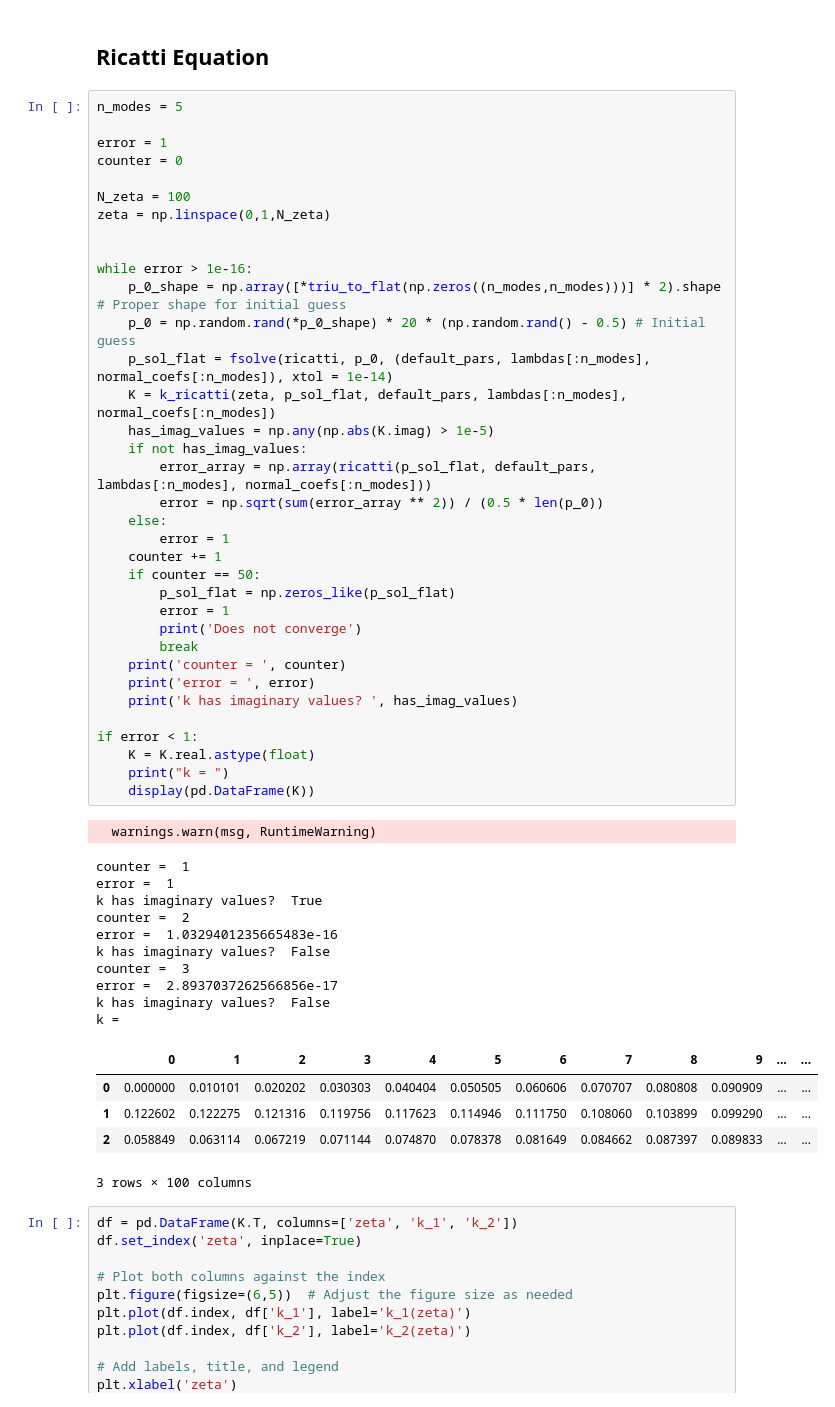
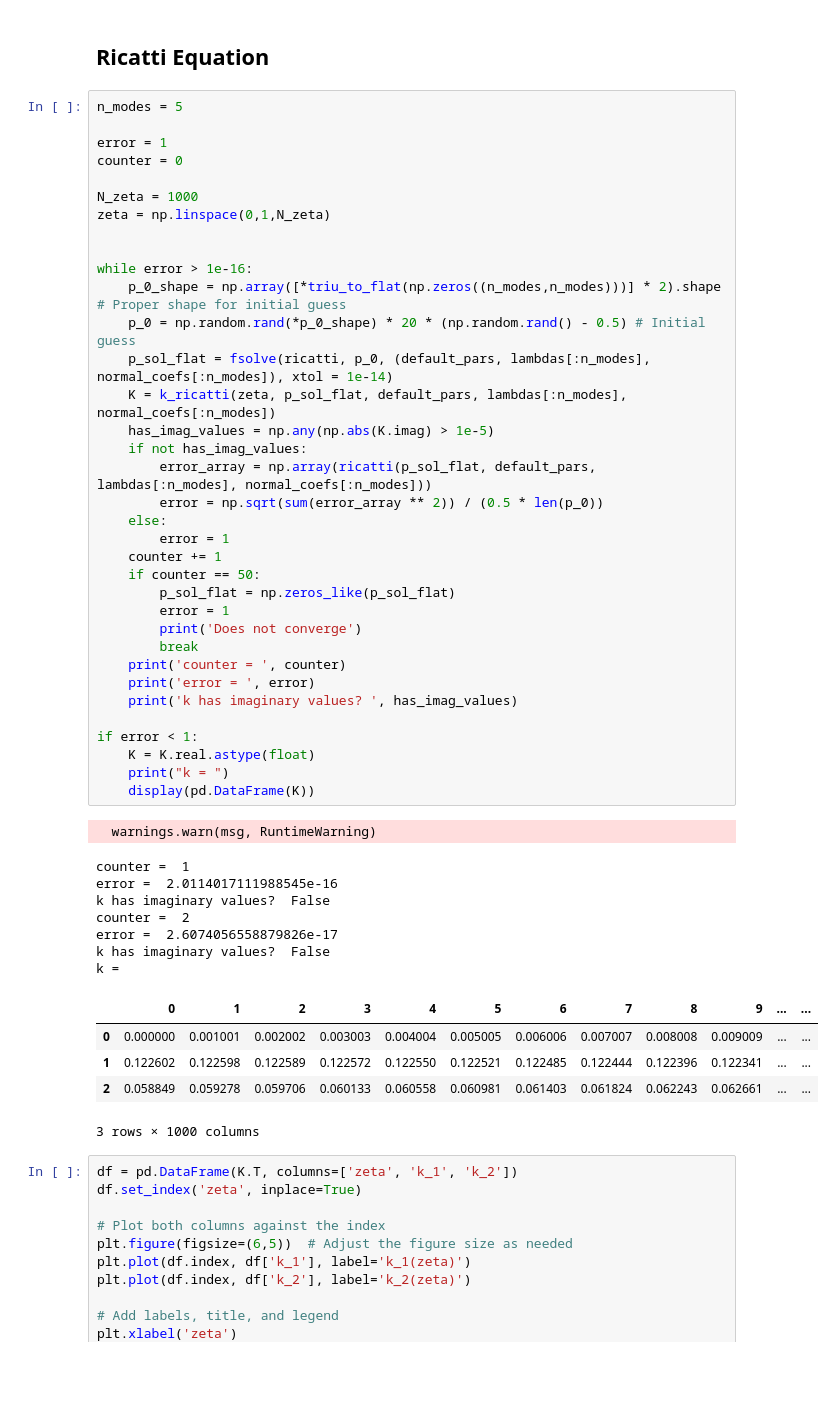
Before and after one commit to behradmoadeli/pfr_isothermal_recycle_delay_optimal, a Jupyter notebook: reports/BehradPaper.ipynb, the cells around one changed output. Cells and saved outputs as stored; diff of their text form; blank space fills up the shorter version.

```diff
--- a/reports/BehradPaper.ipynb
+++ b/reports/BehradPaper.ipynb
@@ -758,7 +770,7 @@ n_modes = 5
 error = 1
 counter = 0
 
-N_zeta = 100
+N_zeta = 1000
 zeta = np.linspace(0,1,N_zeta)
 
 
@@ -767,43 +779,40 @@ while error > 1e-16:
     p_0 = np.random.rand(*p_0_shape) * 20 * (np.random.rand() - 0.5) # Initial guess
     p_sol_flat = fsolve(ricatti, p_0, (default_pars, lambdas[:n_modes], normal_coefs[:n_modes]), xtol = 1e-14)
     K = k_ricatti(zeta, p_sol_flat, default_pars, lambdas[:n_modes], normal_coefs[:n_modes])
     has_imag_values = np.any(np.abs(K.imag) > 1e-5)
     if not has_imag_values:
         error_array = np.array(ricatti(p_sol_flat, default_pars, lambdas[:n_modes], normal_coefs[:n_modes]))
         error = np.sqrt(sum(error_array ** 2)) / (0.5 * len(p_0))
     else:
         error = 1
     counter += 1
     if counter == 50:
         p_sol_flat = np.zeros_like(p_sol_flat)
         error = 1
         print('Does not converge')
         break
     print('counter = ', counter)
     print('error = ', error)
     print('k has imaginary values? ', has_imag_values)
 
 if error < 1:
     K = K.real.astype(float)
     print("k = ")
     display(pd.DataFrame(K))
 # %% [output]
   warnings.warn(msg, RuntimeWarning)
 counter =  1
-error =  1
-k has imaginary values?  True
+error =  2.0114017111988545e-16
+k has imaginary values?  False
 counter =  2
-error =  1.0329401235665483e-16
-k has imaginary values?  False
-counter =  3
-error =  2.8937037262566856e-17
+error =  2.6074056558879826e-17
 k has imaginary values?  False
 k =
 |  | 0 | 1 | 2 | 3 | 4 | 5 | 6 | 7 | 8 | 9 | ... | ... |
-| 0 | 0.000000 | 0.010101 | 0.020202 | 0.030303 | 0.040404 | 0.050505 | 0.060606 | 0.070707 | 0.080808 | 0.090909 | ... | ... |
-| 1 | 0.122602 | 0.122275 | 0.121316 | 0.119756 | 0.117623 | 0.114946 | 0.111750 | 0.108060 | 0.103899 | 0.099290 | ... | ... |
-| 2 | 0.058849 | 0.063114 | 0.067219 | 0.071144 | 0.074870 | 0.078378 | 0.081649 | 0.084662 | 0.087397 | 0.089833 | ... | ... |
+| 0 | 0.000000 | 0.001001 | 0.002002 | 0.003003 | 0.004004 | 0.005005 | 0.006006 | 0.007007 | 0.008008 | 0.009009 | ... | ... |
+| 1 | 0.122602 | 0.122598 | 0.122589 | 0.122572 | 0.122550 | 0.122521 | 0.122485 | 0.122444 | 0.122396 | 0.122341 | ... | ... |
+| 2 | 0.058849 | 0.059278 | 0.059706 | 0.060133 | 0.060558 | 0.060981 | 0.061403 | 0.061824 | 0.062243 | 0.062661 | ... | ... |
-3 rows × 100 columns
+3 rows × 1000 columns
 # %%
 df = pd.DataFrame(K.T, columns=['zeta', 'k_1', 'k_2'])
 df.set_index('zeta', inplace=True)
```
Also changed, not shown: parts of 10 cells of this notebook, 2 other files.
